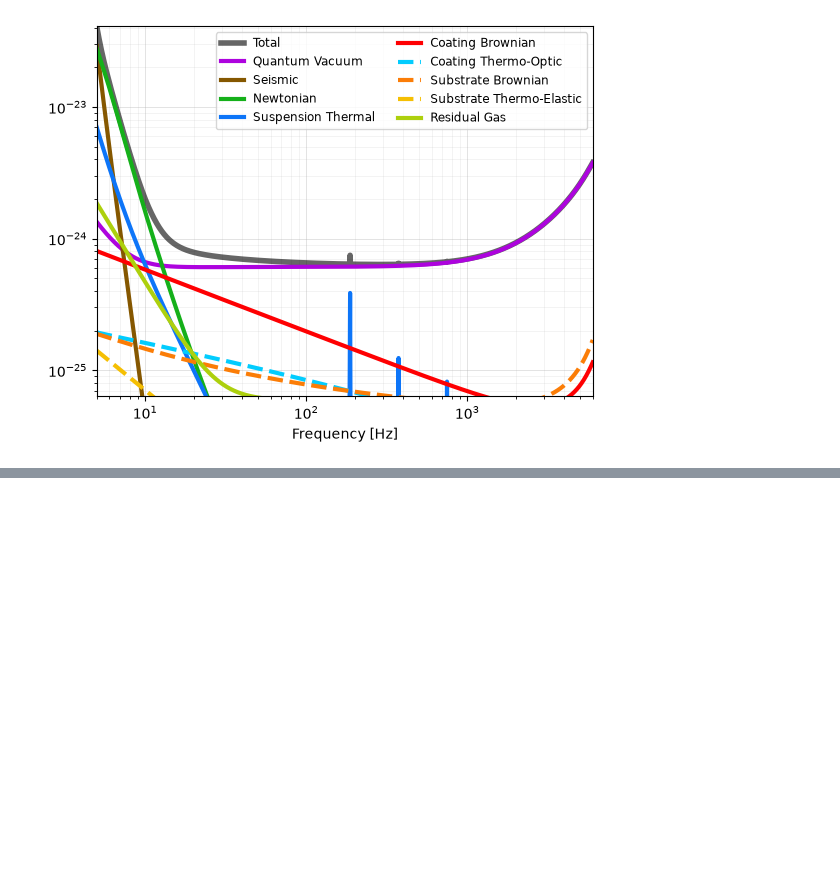
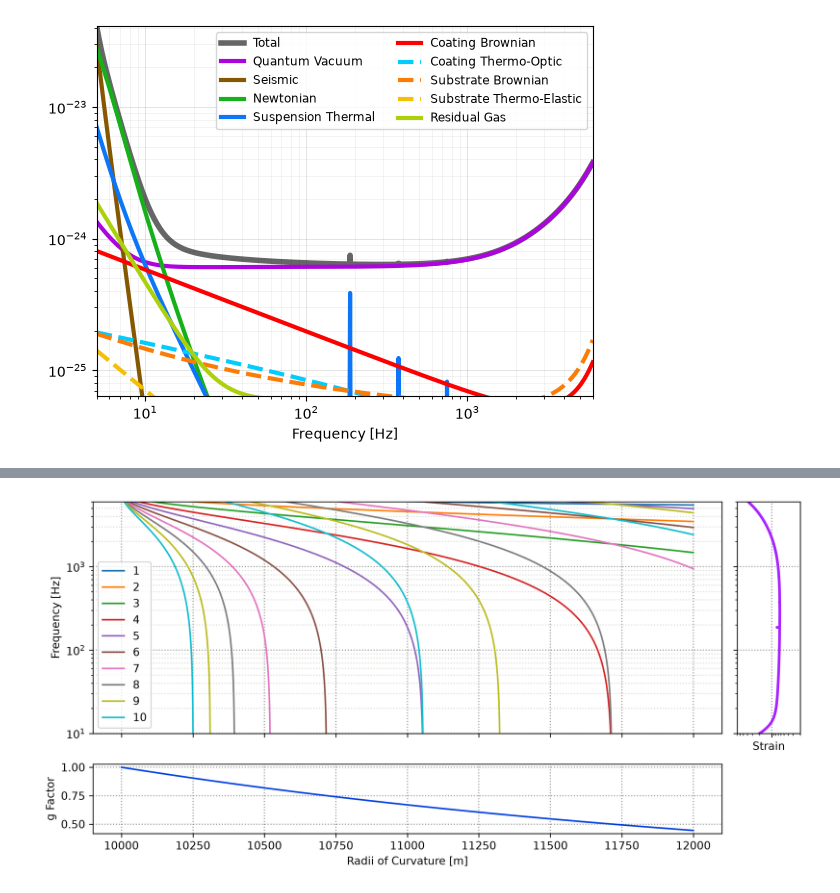
Before and after one commit to OZGrav/OzCE-short, a Jupyter notebook: notebooks/hackathon_september/uwa/Hackathon_Alex.ipynb, the cells around one changed output, grey strips where cells are left out. Drawn from its saved outputs; the diff is of its cells as text; code cells hidden in the pictures; blank space fills up the shorter version.

```diff
--- a/notebooks/hackathon_september/uwa/Hackathon_Alex.ipynb
+++ b/notebooks/hackathon_september/uwa/Hackathon_Alex.ipynb
@@ -89,0 +122,47 @@ fig2
+# %%
+n = 11
+n_rc = 5000
+mode_trajectories = np.zeros(shape=(n_rc,n))
+radii = np.linspace(10000, 12000, n_rc)
+j=0
+for i in radii:
+    arm_cav_1.params["Rc_ETM"] = i
+    arm_cav_1.params["Rc_ITM"] = i
+    arm_cav_1.round_trip_mat()
+    arm_cav_1.solve_rt()
+    arm_cav_1.gouy_phase()
+    arm_cav_1.homs_freq(n)
+    mode_trajectories[j] = arm_cav_1.homs
+    j+=1
+# %%
+for i in range(1,n):
+    for j in range(n_rc-1):
+        if (mode_trajectories.T[i][j] - mode_trajectories.T[i][j+1])<0:
+            mode_trajectories.T[i][j] = np.nan
+# %%
+fig, [[ax,ax3],[ax2,ax4]] = plt.subplots(2,2, dpi=300, figsize=(10, 5), height_ratios=[1,0.3], tight_layout=True, sharex="col", width_ratios=[1,0.1], sharey="row")
+#color_list = ["xkcd:black", "xkcd:cornflower","xkcd:raspberry", "xkcd:greenish blue", "xkcd:electric purple", "xkcd:electric blue", ]
+fig.delaxes(ax4)
+for i in range(1,n):
+    ax.semilogy(radii,mode_trajectories.T[i], label=str(i))
+
+ax2.plot(radii, (1-2e4/radii)**2, color="xkcd:blue")
+ax3.loglog(gwinc_asd, gwinc_freq, color="xkcd:electric purple", linewidth=2.5)
+
+ax.set_ylim(10, 6000)
+ax2.set_xlabel("Radii of Curvature [m]")
+ax.set_ylabel("Frequency [Hz]")
+ax.legend()
+ax.grid(linestyle=":", which="minor", color="xkcd:light grey", linewidth=1)
+ax.grid(linestyle=":", which="major", color="xkcd:grey",linewidth=1)
+ax2.grid(linestyle=":", which="major", color="xkcd:grey",linewidth=1)
+ax2.set_ylabel("g Factor")
+ax3.set_xlabel("Strain")
+
+#ax3.xaxis.set_inverted(True)
+ax3.set_xlim( 0.7e-23, 2e-25)
+#ax3.x_ticks()
+ax3.grid(linestyle=":", which="major", color="xkcd:grey",linewidth=1)
+fig.savefig("modes_within_")
+# %% [output]
+[figure, added]
```
Also changed, not shown: parts of 9 cells of this notebook.
